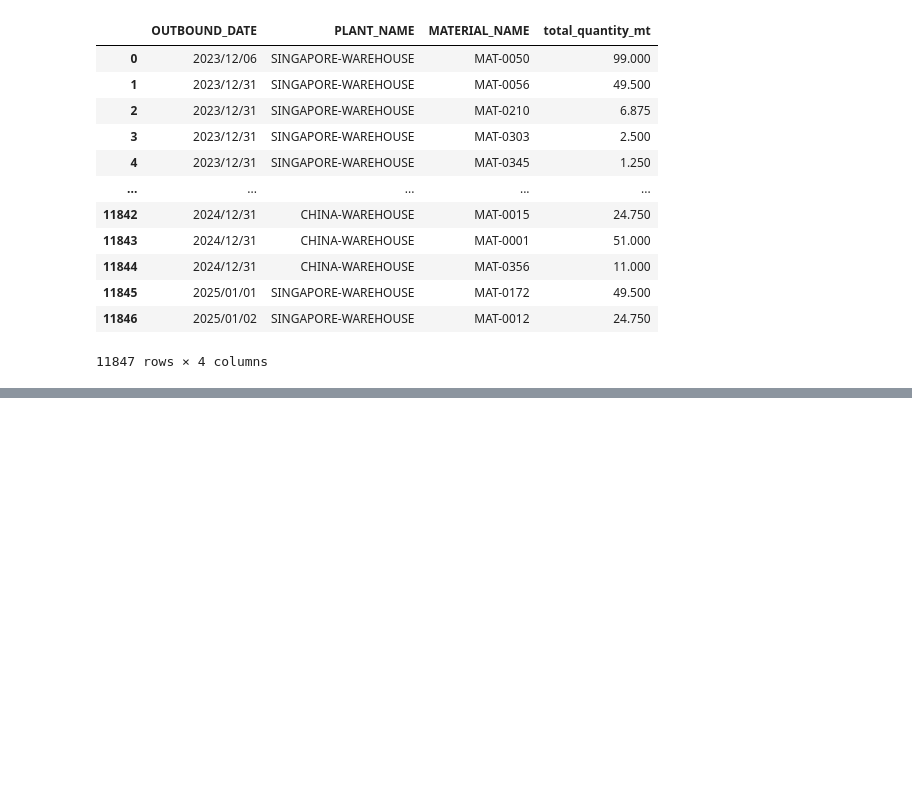
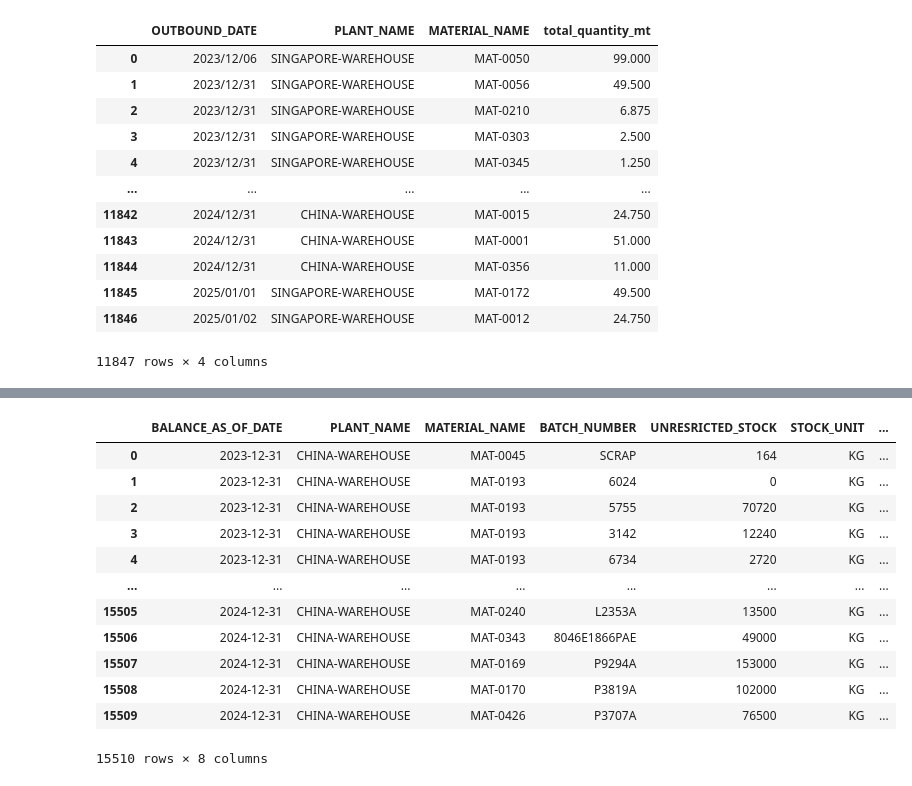
Before and after one commit to peter-parit/em-hackathon-notebooks, a Jupyter notebook: Notebooks/data-nanu.ipynb, the cells around one changed output, grey strips where cells are left out. Drawn from its saved outputs; the diff is of its cells as text; code cells hidden in the pictures; blank space fills up the shorter version.

```diff
--- a/Notebooks/data-nanu.ipynb
+++ b/Notebooks/data-nanu.ipynb
@@ -199,0 +288,18 @@ initial_inv
+# %%
+# inventory for china plant
+china_inventory = inventory[inventory['PLANT_NAME'] == 'CHINA-WAREHOUSE']
+china_inventory
+# %% [output]
+|  | BALANCE_AS_OF_DATE | PLANT_NAME | MATERIAL_NAME | BATCH_NUMBER | UNRESRICTED_STOCK | STOCK_UNIT | ... |
+| 0 | 2023-12-31 | CHINA-WAREHOUSE | MAT-0045 | SCRAP | 164 | KG | ... |
+| 1 | 2023-12-31 | CHINA-WAREHOUSE | MAT-0193 | 6024 | 0 | KG | ... |
+| 2 | 2023-12-31 | CHINA-WAREHOUSE | MAT-0193 | 5755 | 70720 | KG | ... |
+| 3 | 2023-12-31 | CHINA-WAREHOUSE | MAT-0193 | 3142 | 12240 | KG | ... |
+| 4 | 2023-12-31 | CHINA-WAREHOUSE | MAT-0193 | 6734 | 2720 | KG | ... |
+| ... | ... | ... | ... | ... | ... | ... | ... |
+| 15505 | 2024-12-31 | CHINA-WAREHOUSE | MAT-0240 | L2353A | 13500 | KG | ... |
+| 15506 | 2024-12-31 | CHINA-WAREHOUSE | MAT-0343 | 8046E1866PAE | 49000 | KG | ... |
+| 15507 | 2024-12-31 | CHINA-WAREHOUSE | MAT-0169 | P9294A | 153000 | KG | ... |
+| 15508 | 2024-12-31 | CHINA-WAREHOUSE | MAT-0170 | P3819A | 102000 | KG | ... |
+| 15509 | 2024-12-31 | CHINA-WAREHOUSE | MAT-0426 | P3707A | 76500 | KG | ... |
+15510 rows × 8 columns
```
Also changed, not shown: parts of 12 cells of this notebook.
